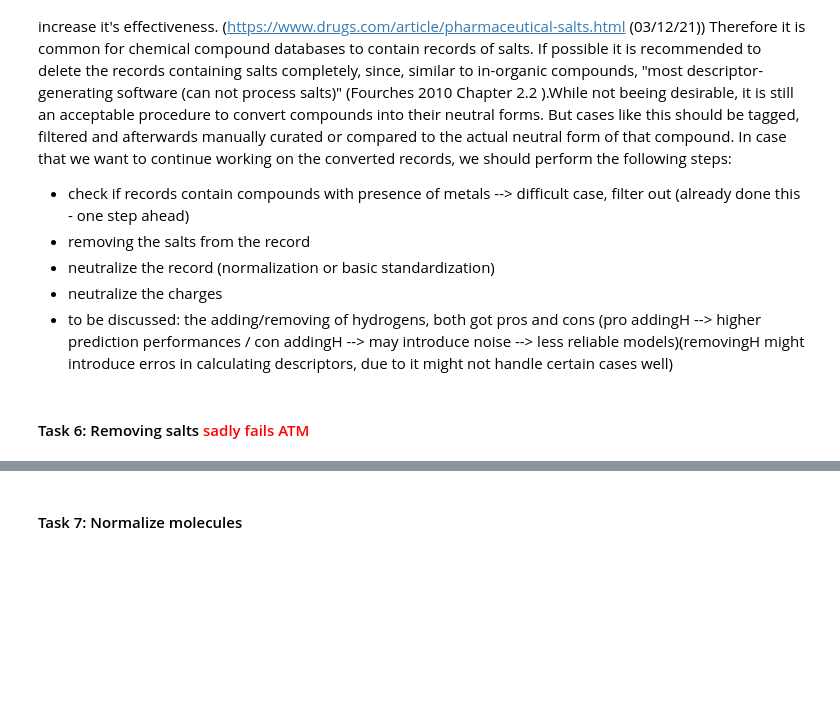
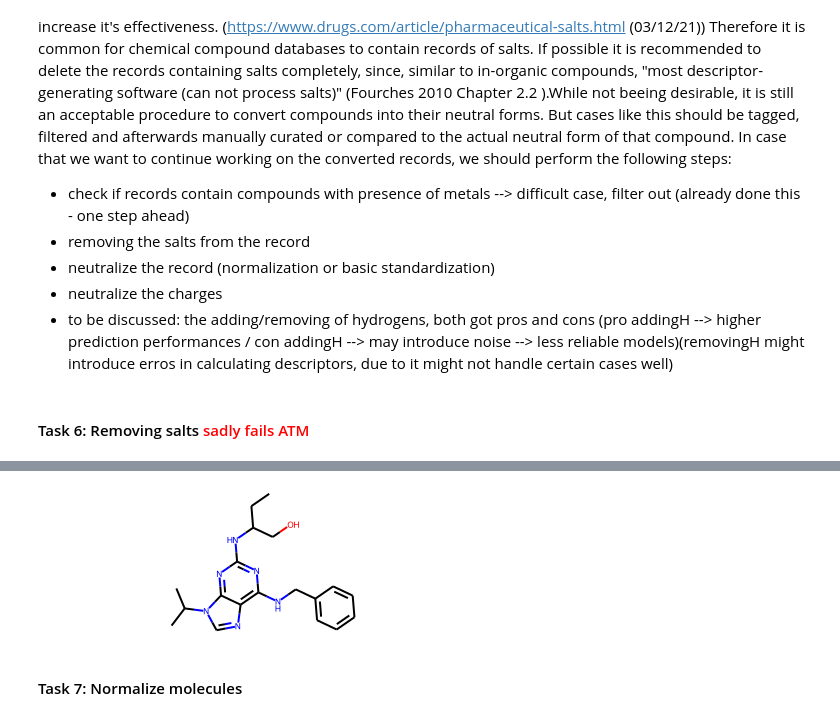
Before and after one commit to volkamerlab/opencadd, a Jupyter notebook: docs/tutorials/standardization.ipynb, the cells around one changed output, grey strips where cells are left out. Drawn from its saved outputs; the diff is of its cells as text; code cells hidden in the pictures; blank space fills up the shorter version.

```diff
--- a/docs/tutorials/standardization.ipynb
+++ b/docs/tutorials/standardization.ipynb
@@ -320,7 +339,7 @@ taskNum = 6
 # getting the valid entries from the step before
 dataset = result1
 #dataset.head(100)
-dataset['removed_salts'] = dataset['mol'].apply(remove_salts)
+dataset['removed_salts'] = dataset['mol'].map(remove_salts)
 dataset.head(20)
 
 #dataset['removed_salts'] = RemoveSaltsFromFrame(dataset,molCol='mol')
@@ -363 +388,3 @@ RDKit ERROR: [11:56:08] ERROR: Empty structure
+# %%
+example = dataset['mol'].values[0]
 # %%
@@ -369,3 +398,7 @@ salt_remover
+# %%
+remove_salts(example)
+# %% [output]
+[figure, added]
 # %% [markdown]
 #### Task 7: Normalize molecules
 # %%
```
Also changed, not shown: parts of 12 cells of this notebook, 1 other file.
